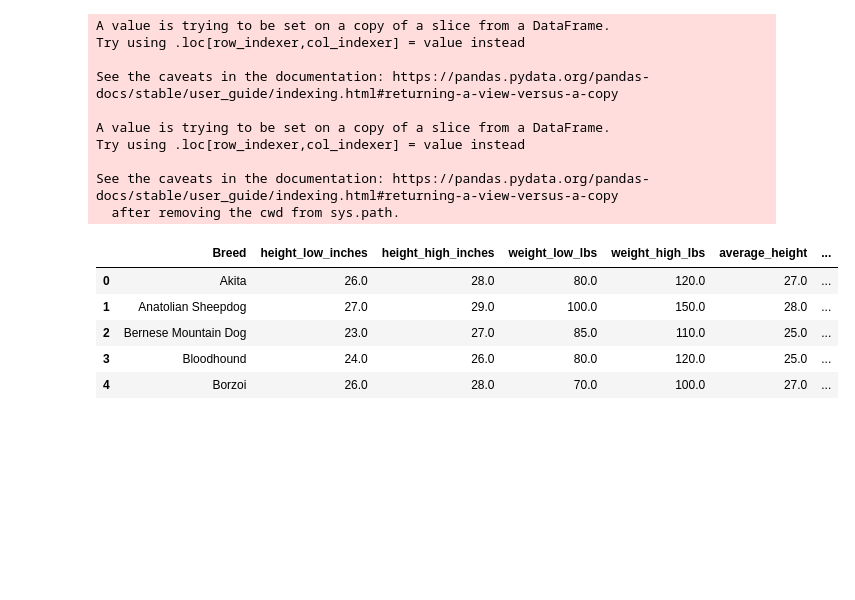
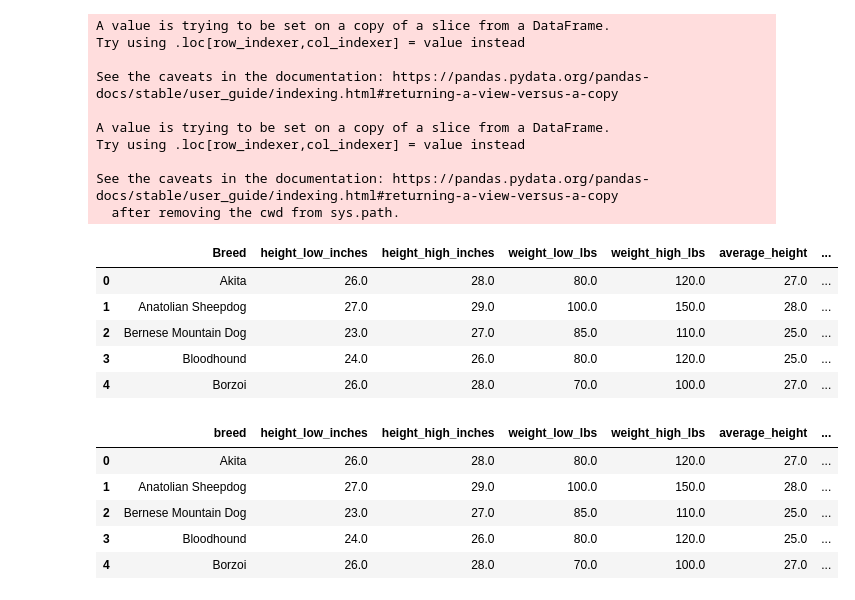
Before and after one commit to alissavokes/ETL-Dog-Intelligence, a Jupyter notebook: data_etl.ipynb, the cells around one changed output. Cells and saved outputs as stored; diff of their text form; code cells hidden in the pictures; blank space fills up the shorter version.

Commit message:
removed % from obey column and converted to float; updated column headers to lowercase

```diff
--- a/data_etl.ipynb
+++ b/data_etl.ipynb
@@ -235,3 +248,13 @@ See the caveats in the documentation: https://pandas.pydata.org/pandas-docs/stab
 | 2 | Bernese Mountain Dog | 23.0 | 27.0 | 85.0 | 110.0 | 25.0 | ... |
 | 3 | Bloodhound | 24.0 | 26.0 | 80.0 | 120.0 | 25.0 | ... |
 | 4 | Borzoi | 26.0 | 28.0 | 70.0 | 100.0 | 27.0 | ... |
+# %%
+breed_info_df = breed_info_df.rename(columns={"Breed":"breed"})
+breed_info_df.head()
+# %% [output]
+|  | breed | height_low_inches | height_high_inches | weight_low_lbs | weight_high_lbs | average_height | ... |
+| 0 | Akita | 26.0 | 28.0 | 80.0 | 120.0 | 27.0 | ... |
+| 1 | Anatolian Sheepdog | 27.0 | 29.0 | 100.0 | 150.0 | 28.0 | ... |
+| 2 | Bernese Mountain Dog | 23.0 | 27.0 | 85.0 | 110.0 | 25.0 | ... |
+| 3 | Bloodhound | 24.0 | 26.0 | 80.0 | 120.0 | 25.0 | ... |
+| 4 | Borzoi | 26.0 | 28.0 | 70.0 | 100.0 | 27.0 | ... |
```
Also changed, not shown: parts of 2 cells of this notebook.
